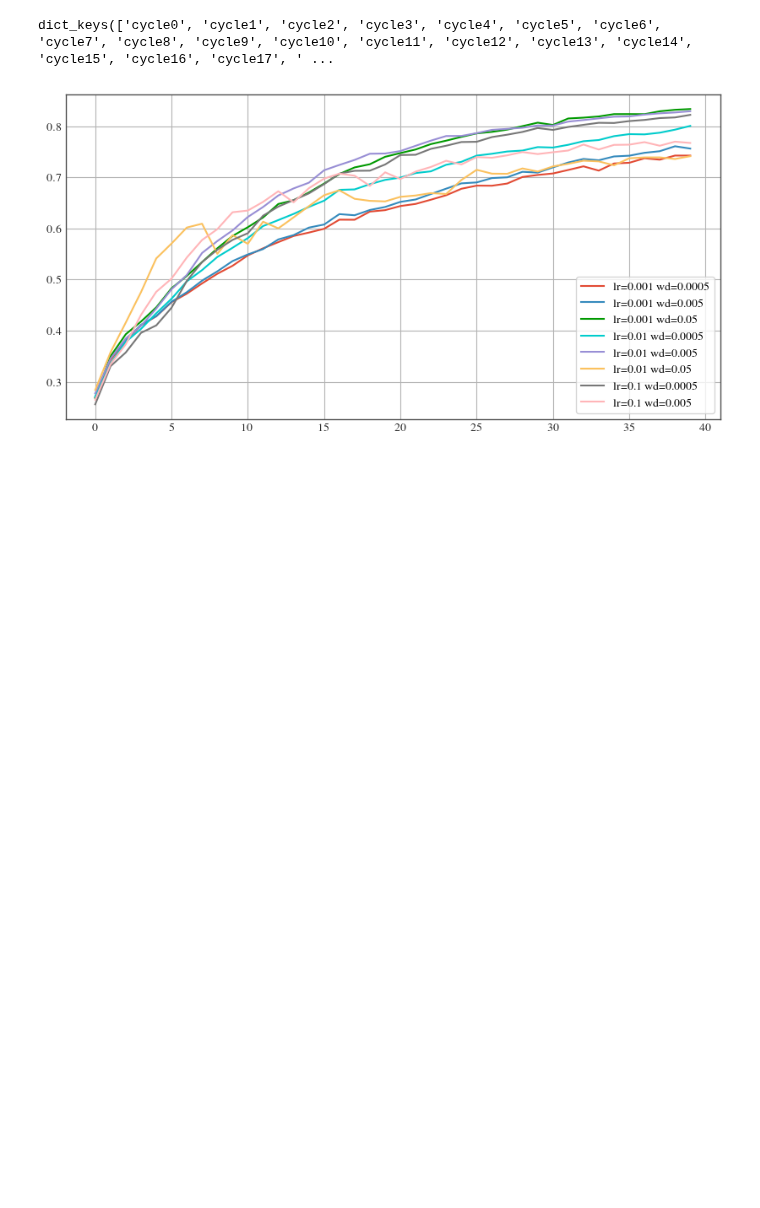
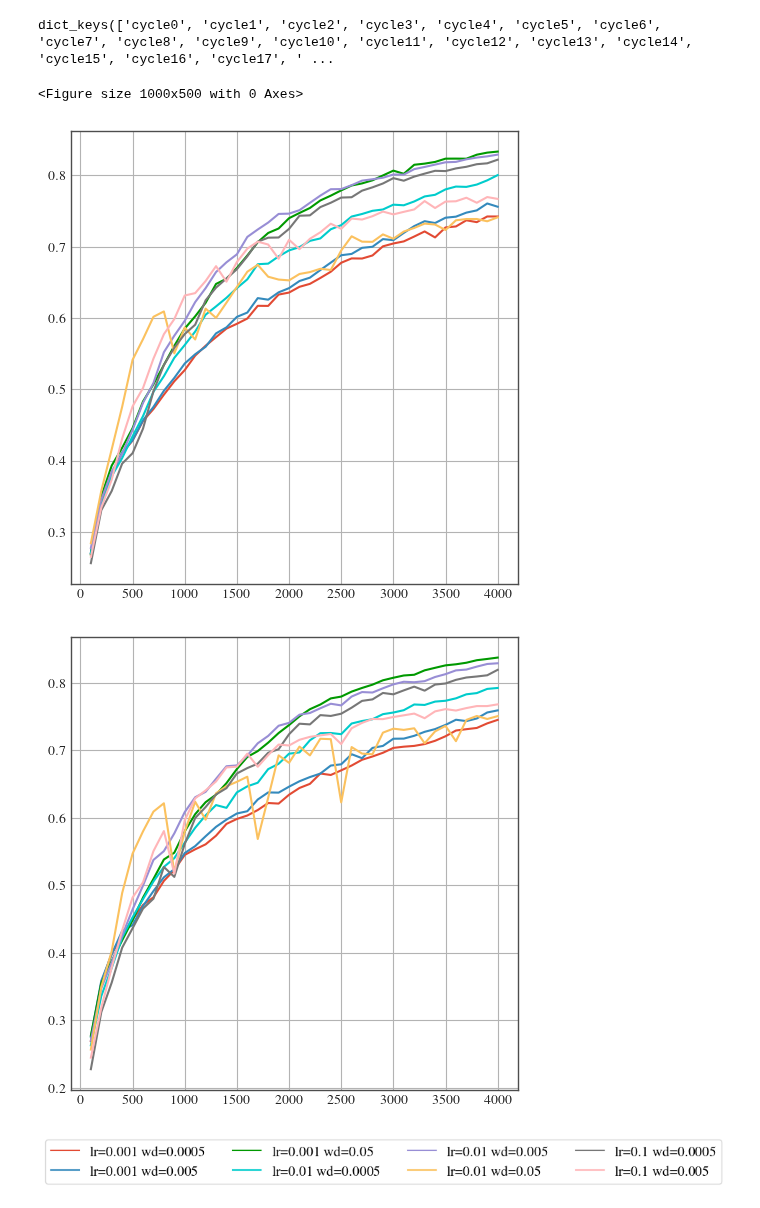
Before and after one commit to dhuseljic/dal-toolbox, a Jupyter notebook: experiments/hyperparameters/notebooks/graphical_abstract.ipynb, the cells around one changed output. Drawn from its saved outputs; the diff is of its cells as text; code cells hidden in the pictures; blank space fills up the shorter version.

Commit message:
plotting

```diff
--- a/experiments/hyperparameters/notebooks/graphical_abstract.ipynb
+++ b/experiments/hyperparameters/notebooks/graphical_abstract.ipynb
@@ -94,7 +86,7 @@ all_results = {}
 for exp_name, exp_path in tqdm(experiments.items()):
     all_results[exp_name] = get_experiments(Path(exp_path), 'seed*')
 # %%
-learning_curves = {}
+learning_curves_random = {}
 
 for exp_name in experiments:
     accuracies = []
@@ -103,11 +95,4 @@ for exp_name in experiments:
         for cycle in seed_results:
             seed_accuracies.append(seed_results[cycle]['test_stats']['accuracy'])
         accuracies.append(seed_accuracies)
-    learning_curves[exp_name] = np.mean(accuracies, axis=0)
+    learning_curves_random[exp_name] = np.mean(accuracies, axis=0)
-# %%
-for name, curve in learning_curves.items():
-    plt.plot(curve, label=name)
-plt.legend()
-plt.show()
-# %% [output]
-[figure, removed]
@@ -113,0 +115,42 @@ plt.show()
+# %%
+learning_curves_badge = {}
+
+for exp_name in experiments:
+    accuracies = []
+    for seed_results in all_results[exp_name]:
+        seed_accuracies = []
+        for cycle in seed_results:
+            seed_accuracies.append(seed_results[cycle]['test_stats']['accuracy'])
+        accuracies.append(seed_accuracies)
+    learning_curves_badge[exp_name] = np.mean(accuracies, axis=0)
+# %%
+fig_legend = plt.figure()
+plt.figure(figsize=(5, 5))
+for name, curve in learning_curves_random.items():
+    plt.plot(np.arange(100, 100*len(curve)+1, 100), curve, label=name)
+plt.tight_layout()
+plt.savefig('graphical_abstract_random.pdf', bbox_inches='tight', pad_inches=0)
+plt.show()
+
+plt.figure(figsize=(5, 5))
+for name, curve in learning_curves_badge.items():
+    plt.plot(np.arange(100, 100*len(curve)+1, 100), curve, label=name)
+
+plt.tight_layout()
+plt.savefig('graphical_abstract_badge.pdf', bbox_inches='tight', pad_inches=0)
+plt.show()
+
+fig = plt.figure()
+for name, curve in learning_curves_badge.items():
+    plt.plot(np.arange(100, 100*len(curve)+1, 100), curve, label=name)
+plt.gca().set_visible(False)
+fig.legend(loc='upper left', bbox_to_anchor = (0, .1, 1, 1), ncol=4,  prop=dict(size=14))
+plt.tight_layout()
+plt.savefig('legend_graphical_abstract.pdf', bbox_inches='tight', pad_inches=0)
+plt.legend()
+plt.show()
+# %% [output]
+<Figure size 1000x500 with 0 Axes>
+[figure, added]
+[figure, added]
+[figure, added]
```
Also changed, not shown: parts of 3 cells of this notebook.
